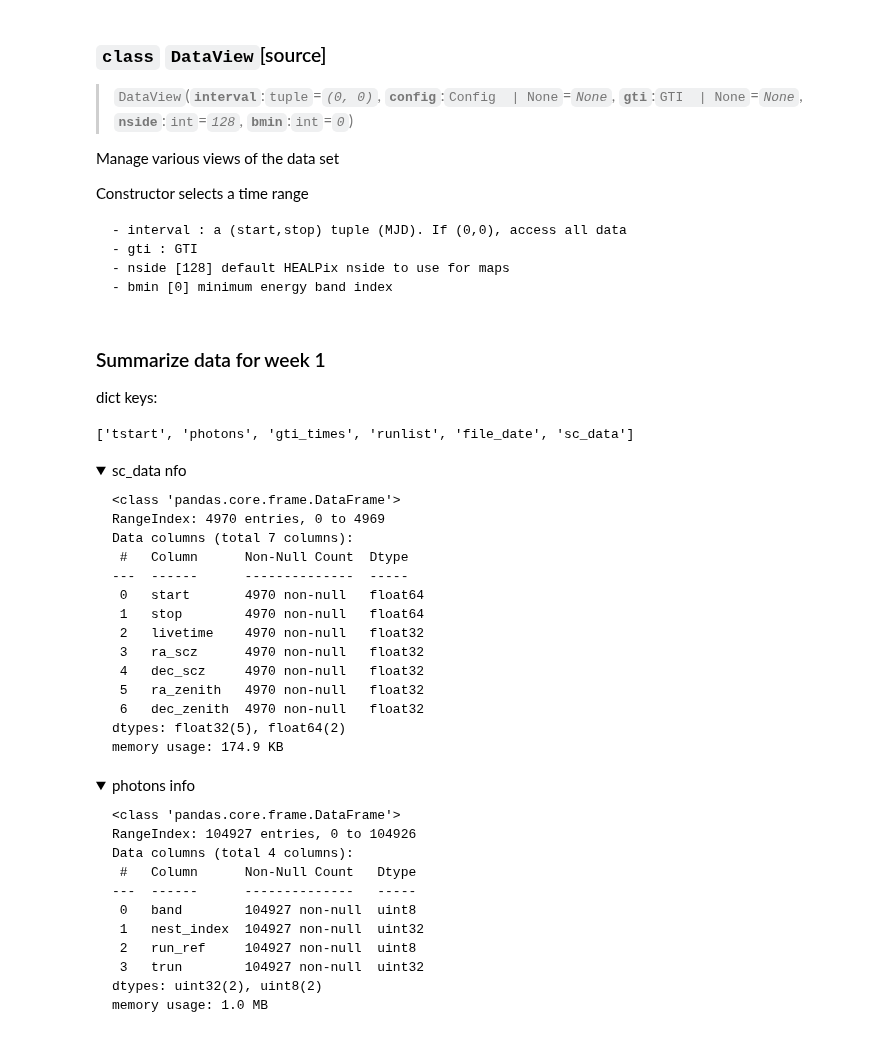
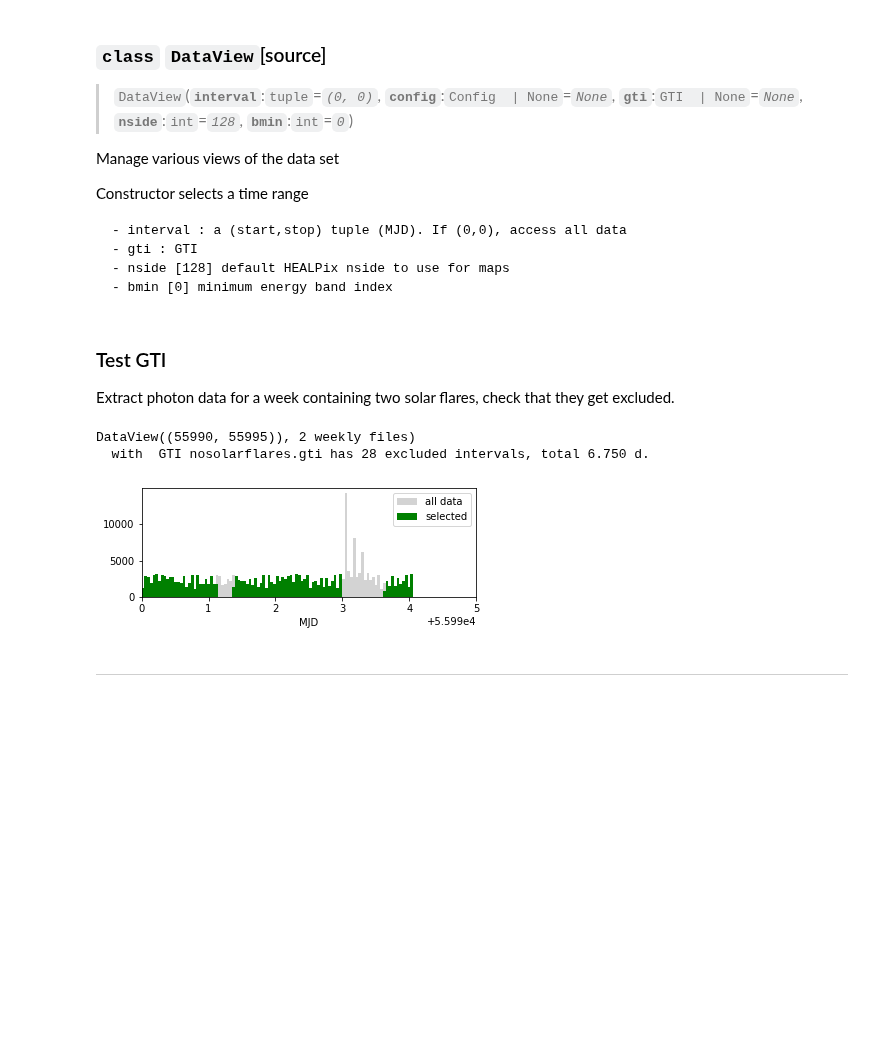
Before and after one commit to tburnett/wtlike, a Jupyter notebook: nbs/01_data_man.ipynb, the cells around one changed output. Drawn from its saved outputs; the diff is of its cells as text; code cells hidden in the pictures; blank space fills up the shorter version.

```diff
--- a/nbs/01_data_man.ipynb
+++ b/nbs/01_data_man.ipynb
@@ -152,7 +176,7 @@ if not ft1_file.exists():
 else:
     with fits.open(ft1_file) as ft1:
         print(ft1.info())
-        gti = GTI(ft1_file)
+        gti = GTI.from_FITS(ft1_file)
         print(gti)
         t1 = MJD(ft1['EVENTS'].data.TIME)
     gti.plot(xlim=None)
@@ -281,7 +305,7 @@ def get_ft1_data( config, ft1_file):
 
     gti_times = np.ravel(np.column_stack((a,b)))
     if np.any(np.diff(gti_times)<0):
-        raise Exception(f'Non-monatonic GTI found in file {ft1_file}')
+        raise ValueError(f'Non-monatonic GTI found in file {ft1_file}')
 
 
     # apply  selections
@@ -585,3 +609,9 @@ FT2: week750_ft2.fits, MET range 687312550.7-687915891.1, 17219 entries, 17219 (
   dec_scz    ndarray
   ra_zenith  ndarray
   dec_zenith ndarray
+# %%
+gti = v1['gti_times']
+gti-gti[0]
+g = np.diff(gti)[1::2]
+b = np.diff(gti)[0::2]
+gti[-1]-gti[0],pd.Series(g).describe(), pd.Series(b).describe(), np.sum(g), np.sum(b)
@@ -1152,36 +1151,30 @@ Constructor selects a time range
     - gti : GTI
     - nside [128] default HEALPix nside to use for maps
     - bmin [0] minimum energy band index
-# %%
-# hide
-
-@ipynb_doc
-def dataview_dump(week):
-    """
-    ### Summarize data for week {week}
-
-    dict keys: {keys}
-    {sc_info}
-    {photon_info}
-    """
-    dv = DataView()
-    u = dv[0]
-
-    keys = list(u.keys())
-
-    import pandas as pd
-    with capture_show('sc_data nfo') as sc_info:
-        pd.DataFrame(u['sc_data']).info()
-    with capture_show('photons info') as photon_info:
-        pd.DataFrame(u['photons']).info()
-
-    return locals()
-
-if Config().valid:
-    dataview_dump(1)
-# %% [output]
-### Summarize data for week 1
-
-dict keys: <p style="margin-left: 25px"><samp>['tstart', 'photons', 'gti_times', 'runlist', 'file_date', 'sc_data']</samp></p>
-<details open class="nbdoc-description" >  <summary> sc_data nfo </summary>  <div style="margin-left: 25px;"><pre>&lt;class 'pandas.core.frame.DataFrame'&gt;<br>RangeIndex: 4970 entries, 0 to 4969<br>Data columns (total 7 columns):<br> #   Column      Non-Null Count  Dtype  <br>---  ------      --------------  -----  <br> 0   start       4970 non-null   float64<br> 1   stop        4970 non-null   float64<br> 2   livetime    4970 non-null   float32<br> 3   ra_scz      4970 non-null   float32<br> 4   dec_scz     4970 non-null   float32<br> 5   ra_zenith   4970 non-null   float32<br> 6   dec_zenith  4970 non-null   float32<br>dtypes: float32(5), float64(2)<br>memory usage: 174.9 KB<br></pre></div> </details>
-<details open class="nbdoc-description" >  <summary> photons info </summary>  <div style="margin-left: 25px;"><pre>&lt;class 'pandas.core.frame.DataFrame'&gt;<br>RangeIndex: 104927 entries, 0 to 104926<br>Data columns (total 4 columns):<br> #   Column      Non-Null Count   Dtype <br>---  ------      --------------   ----- <br> 0   band        104927 non-null  uint8 <br> 1   nest_index  104927 non-null  uint32<br> 2   run_ref     104927 non-null  uint8 <br> 3   trun        104927 non-null  uint32<br>dtypes: uint32(2), uint8(2)<br>memory usage: 1.0 MB<br></pre></div> </details>
+# %%
+display_markdown("""### Test GTI
+Extract photon data for a week containing two solar flares, check that
+they get excluded.
+""")
+interval = (55990, 55995)
+dv = DataView(interval, gti=GTI.from_FITS('nosolarflares.gti'))
+print(dv)
+wk =dv.photon_week(dv[0])
+t = wk['time']
+dv_nocut = DataView(interval)
+wk_nocut = dv_nocut.photon_week(dv_nocut[0])
+bins = np.linspace(t[0],t[-1], 100)
+fig, ax = plt.subplots(figsize=(6,2))
+ax.hist(wk_nocut['time'], bins=bins, color='lightgrey',label='all data');
+ax.hist(t,bins=bins, color='green', label='selected');
+ax.set(xlabel='MJD', xlim=interval)
+ax.legend();
+# %% [output]
+### Test GTI
+Extract photon data for a week containing two solar flares, check that
+they get excluded.
+DataView((55990, 55995)), 2 weekly files)
+  with  GTI nosolarflares.gti has 28 excluded intervals, total 6.750 d.
+[figure, added]
+# %% [markdown]
+---
```
Also changed, not shown: parts of 22 cells of this notebook, 15 other files.
